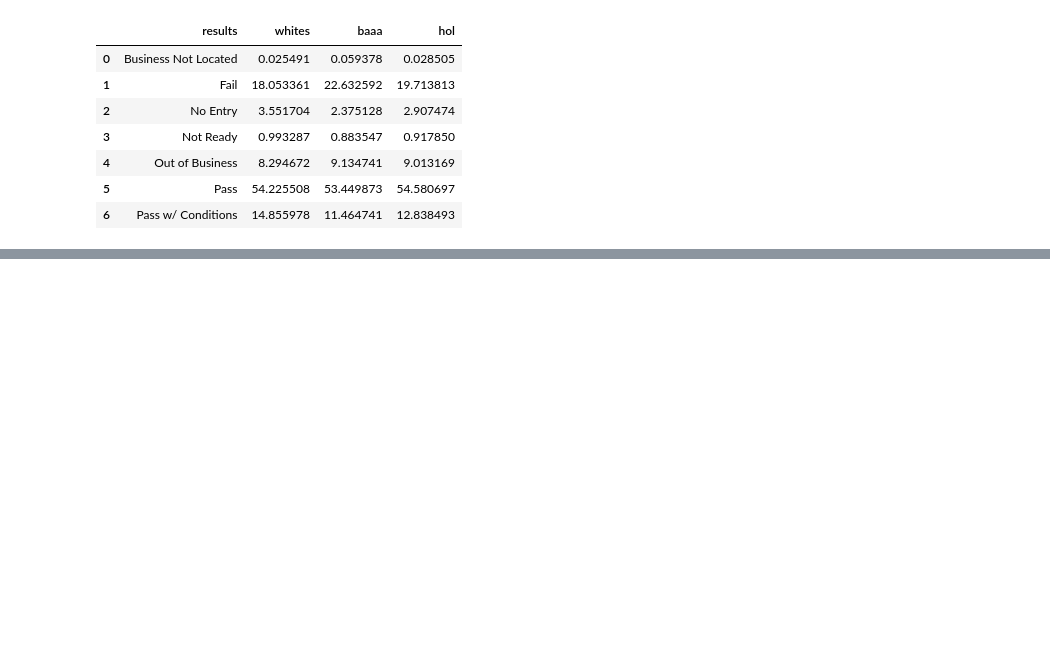
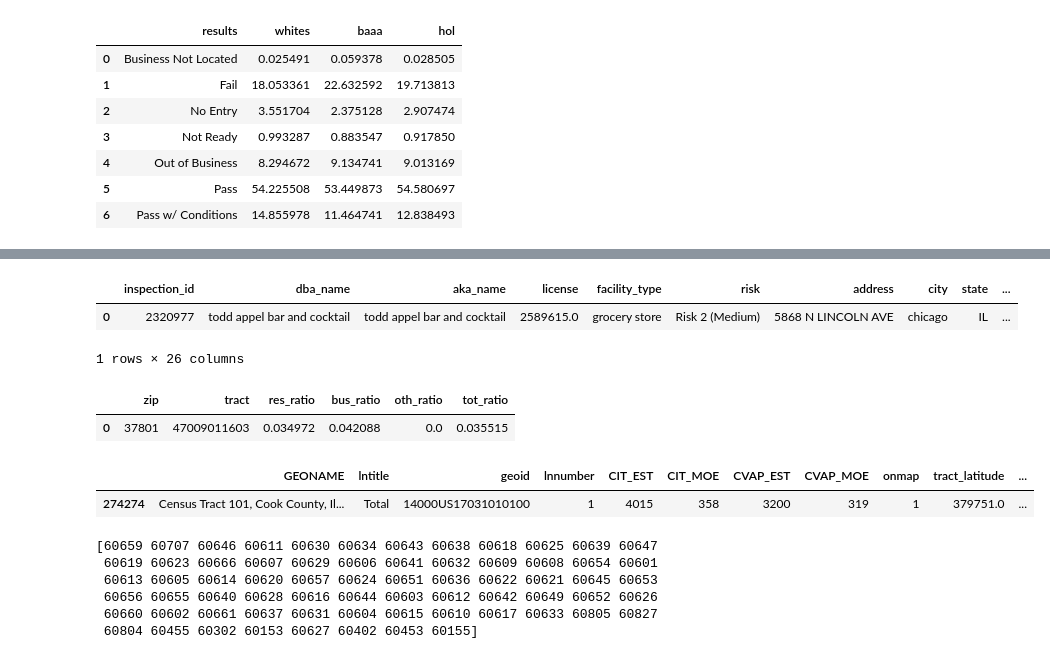
Before and after one commit to MNabegh/ADAknow, a Jupyter notebook: Ethnicity Study.ipynb, the cells around one changed output, grey strips where cells are left out. Cells and saved outputs as stored; diff of their text form; code cells hidden in the pictures; blank space fills up the shorter version.

```diff
--- a/Ethnicity Study.ipynb
+++ b/Ethnicity Study.ipynb
@@ -481,3 +445,28 @@ fig.update_layout(
 fig.show()
 # %% [output]
 [interactive output not drawn]
+# %%
+chicago_inspections.head(1)
+# %% [output]
+|  | inspection_id | dba_name | aka_name | license | facility_type | risk | address | city | state | ... |
+| 0 | 2320977 | todd appel bar and cocktail | todd appel bar and cocktail | 2589615.0 | grocery store | Risk 2 (Medium) | 5868 N LINCOLN AVE | chicago | IL | ... |
+1 rows × 26 columns
+# %%
+tract.head(1)
+# %% [output]
+|  | zip | tract | res_ratio | bus_ratio | oth_ratio | tot_ratio |
+| 0 | 37801 | 47009011603 | 0.034972 | 0.042088 | 0.0 | 0.035515 |
+# %%
+ethnicity_df.head(1)
+# %% [output]
+|  | GEONAME | lntitle | geoid | lnnumber | CIT_EST | CIT_MOE | CVAP_EST | CVAP_MOE | onmap | tract_latitude | ... |
+| 274274 | Census Tract 101, Cook County, Il... | Total | 14000US17031010100 | 1 | 4015 | 358 | 3200 | 319 | 1 | 379751.0 | ... |
+# %%
+print(chicago_inspections['zip'].unique())
+# %% [output]
+[60659 60707 60646 60611 60630 60634 60643 60638 60618 60625 60639 60647
+ 60619 60623 60666 60607 60629 60606 60641 60632 60609 60608 60654 60601
+ 60613 60605 60614 60620 60657 60624 60651 60636 60622 60621 60645 60653
+ 60656 60655 60640 60628 60616 60644 60603 60612 60642 60649 60652 60626
+ 60660 60602 60661 60637 60631 60604 60615 60610 60617 60633 60805 60827
+ 60804 60455 60302 60153 60627 60402 60453 60155]
```
Also changed, not shown: parts of 19 cells of this notebook, 1 other file.
